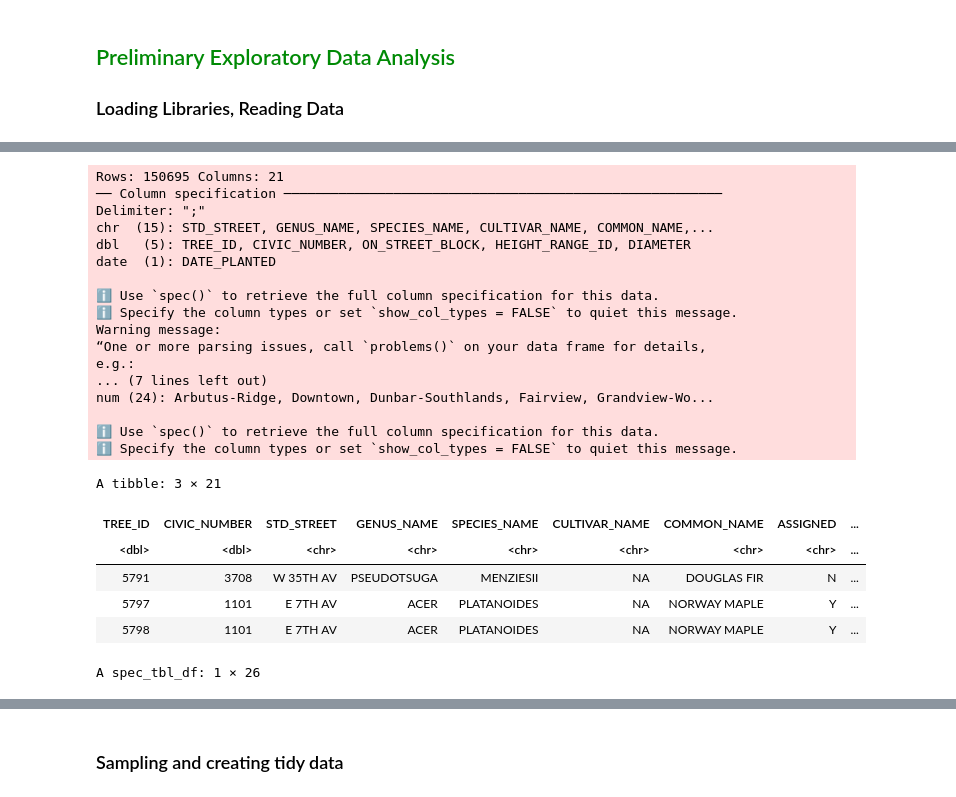
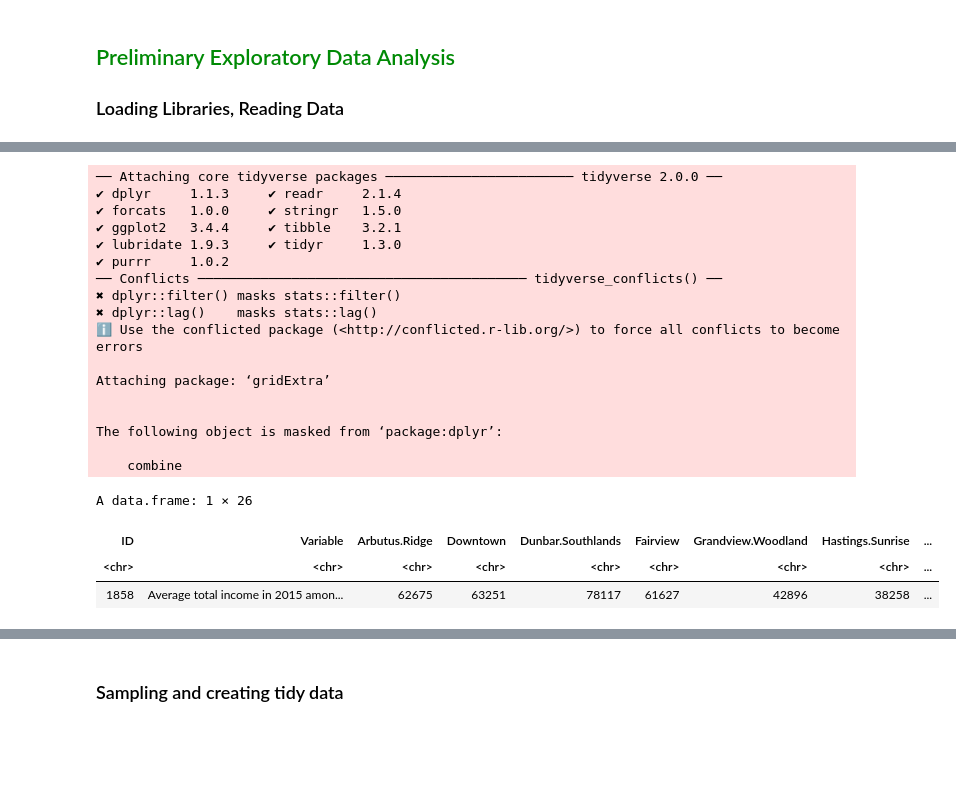
Before and after one commit to eshuaiii/stat-201-2023w1-group-50, a Jupyter notebook: 50_project_proposal.ipynb, the cells around one changed output, grey strips where cells are left out. Drawn from its saved outputs; the diff is of its cells as text; code cells hidden in the pictures; blank space fills up the shorter version.

```diff
--- a/50_project_proposal.ipynb
+++ b/50_project_proposal.ipynb
@@ -90,39 +93,58 @@ options(repr.matrix.max.rows = 8)
 # %%
 # --- Load data from the web  ---
 # load data about all trees in Vancouver
-street_trees <- read_delim(url("https://github.com/eshuaiii/stat-201-2023w1-group-50/raw/main/streettrees.csv"), delim=";")
+#street_trees <- read_delim(url("https://github.com/eshuaiii/stat-201-2023w1-group-50/raw/main/streettrees.csv"), delim=";")
+
 # load income data in Vancouver
-area_profiles <- read_csv(url("https://github.com/eshuaiii/stat-201-2023w1-group-50/raw/main/AreaProfiles.csv"), skip = 4)
+#area_profiles <- read_csv(url("https://github.com/eshuaiii/stat-201-2023w1-group-50/raw/main/AreaProfiles.csv"), skip = 4)
 
 # The census data contains much more information than we need, with each info point as a row.
 # Hence, we'll slice only the average income field (at row 1882) from the dataset
-average_income <- slice(area_profiles, 1882)
+
+
+#average_income <- slice(area_profiles, 1882)
 
 # Preview the data
-head(street_trees, 3)
+#head(street_trees, 3)
+#average_income
+
+# Run this cell before continuing.
+library(tidyverse)
+library(broom)
+library(repr)
+library(digest)
+library(infer)
+library(gridExtra)
+library(dplyr)
+library(ggplot2)
+street_trees <- read.csv("streettrees.csv", sep=";")
+street_trees <- na.omit(street_trees)
+data <- readLines("AreaProfiles.txt")
+csv_content <- data[5:length(data)]
+csv_string <- paste(csv_content, collapse = "\n")
+area_profiles <- read.csv(text = csv_string, header = TRUE, stringsAsFactors = FALSE)
+area_profiles <- na.omit(area_profiles)
+average_income <- slice(area_profiles, 1882)
 average_income
 # %% [output]
-Rows: 150695 Columns: 21
-── Column specification ────────────────────────────────────────────────────────
-Delimiter: ";"
-chr  (15): STD_STREET, GENUS_NAME, SPECIES_NAME, CULTIVAR_NAME, COMMON_NAME,...
-dbl   (5): TREE_ID, CIVIC_NUMBER, ON_STREET_BLOCK, HEIGHT_RANGE_ID, DIAMETER
-date  (1): DATE_PLANTED
+── Attaching core tidyverse packages ──────────────────────── tidyverse 2.0.0 ──
+✔ dplyr     1.1.3     ✔ readr     2.1.4
+✔ forcats   1.0.0     ✔ stringr   1.5.0
+✔ ggplot2   3.4.4     ✔ tibble    3.2.1
+✔ lubridate 1.9.3     ✔ tidyr     1.3.0
+✔ purrr     1.0.2
+── Conflicts ────────────────────────────────────────── tidyverse_conflicts() ──
+✖ dplyr::filter() masks stats::filter()
+✖ dplyr::lag()    masks stats::lag()
+ℹ Use the conflicted package (<http://conflicted.r-lib.org/>) to force all conflicts to become errors
 
-ℹ Use `spec()` to retrieve the full column specification for this data.
-ℹ Specify the column types or set `show_col_types = FALSE` to quiet this message.
-Warning message:
-“One or more parsing issues, call `problems()` on your data frame for details,
-e.g.:
-... (7 lines left out)
-num (24): Arbutus-Ridge, Downtown, Dunbar-Southlands, Fairview, Grandview-Wo...
+Attaching package: ‘gridExtra’
 
-ℹ Use `spec()` to retrieve the full column specification for this data.
-ℹ Specify the column types or set `show_col_types = FALSE` to quiet this message.
+
+The following object is masked from ‘package:dplyr’:
+
+    combine
-A tibble: 3 × 21
+A data.frame: 1 × 26
-| TREE_ID | CIVIC_NUMBER | STD_STREET | GENUS_NAME | SPECIES_NAME | CULTIVAR_NAME | COMMON_NAME | ASSIGNED | ... |
-| <dbl> | <dbl> | <chr> | <chr> | <chr> | <chr> | <chr> | <chr> | ... |
-| 5791 | 3708 | W 35TH AV | PSEUDOTSUGA | MENZIESII | NA | DOUGLAS FIR | N | ... |
-| 5797 | 1101 | E 7TH AV | ACER | PLATANOIDES | NA | NORWAY MAPLE | Y | ... |
-| 5798 | 1101 | E 7TH AV | ACER | PLATANOIDES | NA | NORWAY MAPLE | Y | ... |
+| ID | Variable | Arbutus.Ridge | Downtown | Dunbar.Southlands | Fairview | Grandview.Woodland | Hastings.Sunrise | ... |
+| <chr> | <chr> | <chr> | <chr> | <chr> | <chr> | <chr> | <chr> | ... |
+| 1858 | Average total income in 2015 amon... | 62675 | 63251 | 78117 | 61627 | 42896 | 38258 | ... |
-A spec_tbl_df: 1 × 26
```
Also changed, not shown: parts of 21 cells of this notebook.
